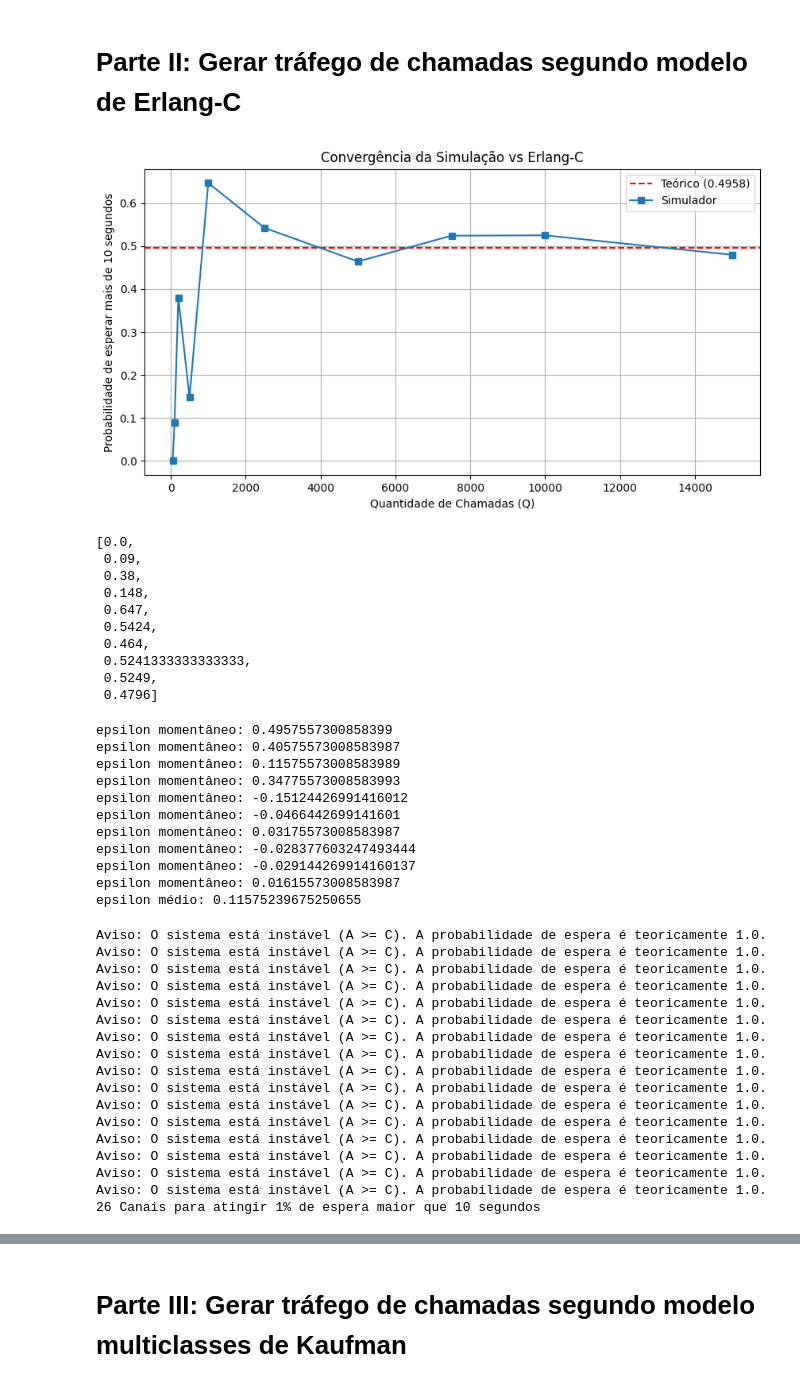
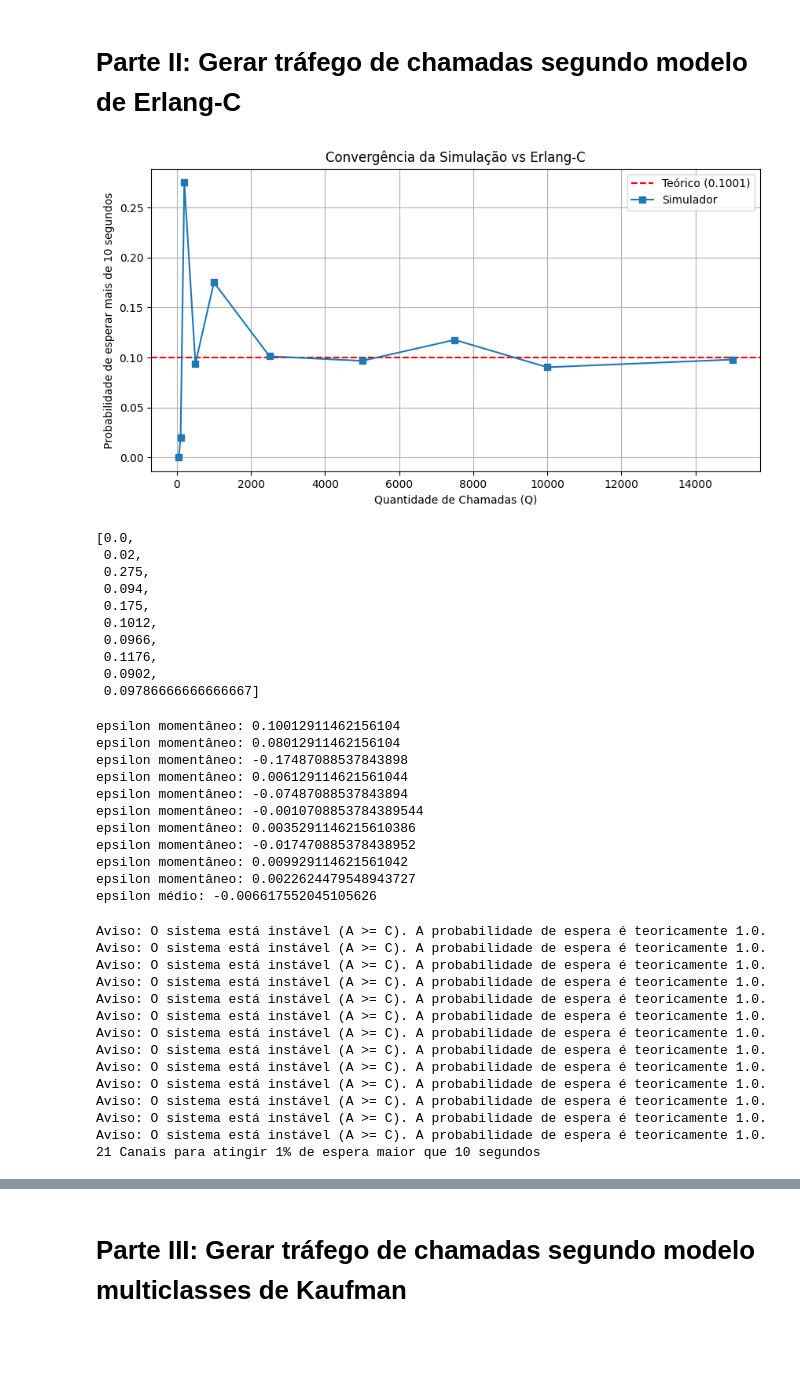
Before and after one commit to lucas-lima99/Erlang, a Jupyter notebook: Erlang.ipynb, the cells around one changed output, grey strips where cells are left out. Cells and saved outputs as stored; diff of their text form; code cells hidden in the pictures; blank space fills up the shorter version.

```diff
--- a/Erlang.ipynb
+++ b/Erlang.ipynb
@@ -349,37 +349,39 @@ def erlang_c(C, A, t):
     return probabilidade_espera_t
 # %%
 # Parâmetros
-lambd, mu, C, tempo_max = 0.0833, 0.0055, 17, 10
+# lambd, mu, C, tempo_max = 0.0833, 0.0055, 17, 10
+lambd, mu, C, tempo_max = 0.0833, 1.245*0.0055, 17, 10
+
 c_teorico = erlang_c(C, lambd/mu, tempo_max)
 qs = [50, 100, 200, 500, 1000, 2500, 5000, 7500, 10000,15000]
 # qs = [100, 500, 1000, 2500, 5000, 7500, 10000, 15000]
 
 results = [simulate_erlang_c_list(lambd, mu, C, qs,tempo_max) for qs in qs]
 
 plt.figure(figsize=(10, 5))
 plt.axhline(y=c_teorico, color='red', linestyle='--', label=f'Teórico ({c_teorico:.4f})')
 plt.plot(qs, results, marker='s', label='Simulador')
 plt.xlabel('Quantidade de Chamadas (Q)')
 plt.ylabel('Probabilidade de esperar mais de 10 segundos')
 plt.title('Convergência da Simulação vs Erlang-C')
 plt.legend()
 plt.grid(True)
 plt.show()
 # %% [output]
-[figure, old version]
+[figure, new version]
 # %%
 results
 # %% [output]
 [0.0,
- 0.09,
- 0.38,
- 0.148,
- 0.647,
- 0.5424,
- 0.464,
- 0.5241333333333333,
- 0.5249,
- 0.4796]
+ 0.02,
+ 0.275,
+ 0.094,
+ 0.175,
+ 0.1012,
+ 0.0966,
+ 0.1176,
+ 0.0902,
+ 0.09786666666666667]
 # %%
 epsilon_med = 0
 for i in results:
@@ -389,21 +391,21 @@ for i in results:
 
 print(f'epsilon médio: {epsilon_med/len(results)}')
 # %% [output]
-epsilon momentâneo: 0.4957557300858399
-epsilon momentâneo: 0.40575573008583987
-epsilon momentâneo: 0.11575573008583989
-epsilon momentâneo: 0.34775573008583993
-epsilon momentâneo: -0.15124426991416012
-epsilon momentâneo: -0.0466442699141601
-epsilon momentâneo: 0.03175573008583987
-epsilon momentâneo: -0.028377603247493444
-epsilon momentâneo: -0.029144269914160137
-epsilon momentâneo: 0.01615573008583987
-epsilon médio: 0.11575239675250655
+epsilon momentâneo: 0.10012911462156104
+epsilon momentâneo: 0.08012911462156104
+epsilon momentâneo: -0.17487088537843898
+epsilon momentâneo: 0.006129114621561044
+epsilon momentâneo: -0.07487088537843894
+epsilon momentâneo: -0.0010708853784389544
+epsilon momentâneo: 0.0035291146215610386
+epsilon momentâneo: -0.017470885378438952
+epsilon momentâneo: 0.009929114621561042
+epsilon momentâneo: 0.0022624479548943727
+epsilon médio: -0.006617552045105626
 # %%
 # 1. Encontrar C para 1%
 C = 0
-while erlang_c(C, lambd/mu) > 0.01:
+while erlang_c(C, lambd/mu,tempo_max) > 0.01:
     C += 1
 print(f"{C} Canais para atingir 1% de espera maior que 10 segundos")
 # %% [output]
@@ -420,10 +422,7 @@ Aviso: O sistema está instável (A >= C). A probabilidade de espera é teoricam
 Aviso: O sistema está instável (A >= C). A probabilidade de espera é teoricamente 1.0.
 Aviso: O sistema está instável (A >= C). A probabilidade de espera é teoricamente 1.0.
 Aviso: O sistema está instável (A >= C). A probabilidade de espera é teoricamente 1.0.
-Aviso: O sistema está instável (A >= C). A probabilidade de espera é teoricamente 1.0.
-Aviso: O sistema está instável (A >= C). A probabilidade de espera é teoricamente 1.0.
-Aviso: O sistema está instável (A >= C). A probabilidade de espera é teoricamente 1.0.
-26 Canais para atingir 1% de espera maior que 10 segundos
+21 Canais para atingir 1% de espera maior que 10 segundos
 # %%
 lambd/mu
 # %% [output]
```
Also changed, not shown: parts of 2 cells of this notebook.
